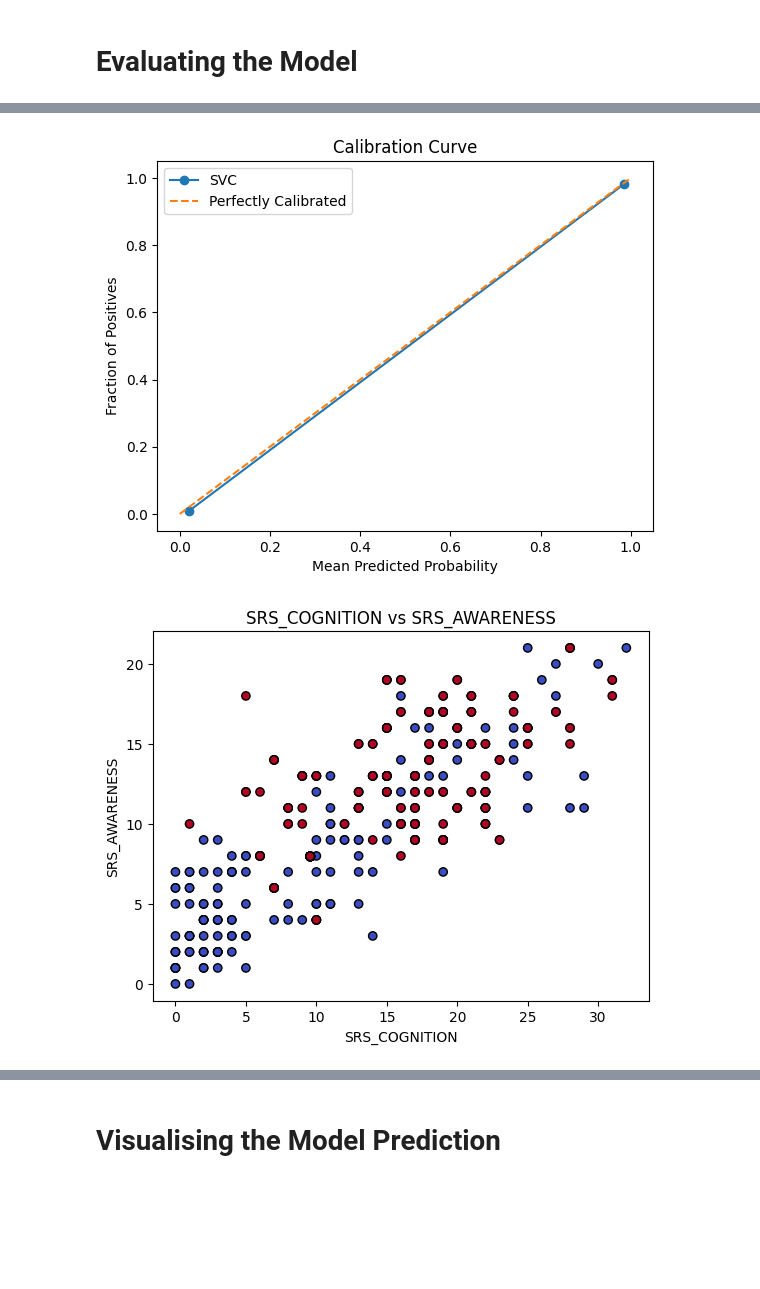
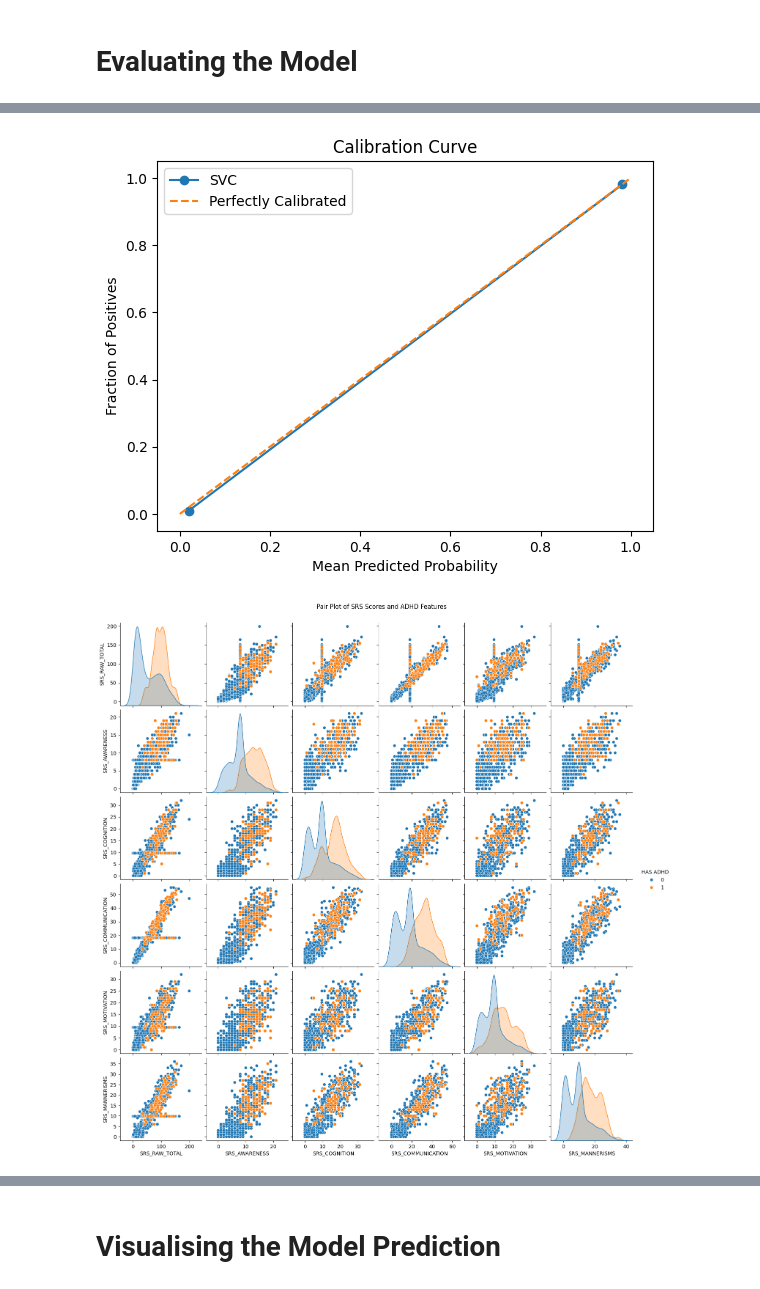
Before and after one commit to KristKross/ADHD-Prediction-Model, a Jupyter notebook: model.ipynb, the cells around one changed output, grey strips where cells are left out. Cells and saved outputs as stored; diff of their text form; code cells hidden in the pictures; blank space fills up the shorter version.

```diff
--- a/model.ipynb
+++ b/model.ipynb
@@ -15,6 +15,7 @@ from sklearn.calibration import calibration_curve
 # Loading Dataset
 # %%
 df = pd.read_csv('SRSavg.csv')
+df.dropna(inplace=True)
 
 df.info()
 # %% [output]
@@ -58,7 +59,8 @@ X_train, X_test, y_train, y_test = train_test_split(X, y, test_size=0.2, random_
 # %%
 svm_model = SVC(probability=True)
 
-param_grid = { 'C': [0.1, 1, 10, 100],
+# Best parameters: {'C': 100, 'gamma': 1, 'kernel': 'rbf'}
+param_grid = { 'C': [1, 10, 100, 1000],
               'gamma': [1, 0.1, 0.01, 0.001],
               'kernel': ['rbf', 'linear']
 }
@@ -66,6 +68,7 @@ param_grid = { 'C': [0.1, 1, 10, 100],
 random_search = RandomizedSearchCV(svm_model, param_distributions=param_grid, n_iter=5, cv=5, verbose=2, random_state=42, n_jobs=-1)
 random_search.fit(X_train, y_train)
 
+# Searching for the best model
 print(f"Best Parameters: {random_search.best_params_}")
 best_model = random_search.best_estimator_
 # %% [output]
@@ -117,12 +120,11 @@ plt.show()
 
 # Feature importance
 perm_importance = permutation_importance(best_model, X, y, n_repeats=30, random_state=42, n_jobs=-1)
-sorted_idx = perm_importance.importances_mean.argsort()
-indices = np.argsort(perm_importance)[::-1]
+sorted_index = perm_importance.importances_mean.argsort()
 
 plt.figure(figsize=(10, 6))
-plt.barh(range(X.shape[1]), perm_importance.importances_mean[sorted_idx], align='center')
-plt.yticks(range(X.shape[1]), X.columns[sorted_idx])
+plt.barh(range(X.shape[1]), perm_importance.importances_mean[sorted_index], align='center')
+plt.yticks(range(X.shape[1]), X.columns[sorted_index])
 plt.xlabel("Permutation Importance")
 plt.title("Feature Importance of SVC Model")
 plt.show()
@@ -135,6 +137,7 @@ roc_auc = auc(fpr, tpr)
 
 plt.figure()
 plt.plot(fpr, tpr, label=f'AUC = {roc_auc:0.2f}')
+plt.plot([0, 1], [0, 1], linestyle='--', label='Line of No Skill')
 plt.xlabel('False Positive Rate')
 plt.ylabel('True Positive Rate')
 plt.title('ROC Curve')
@@ -155,23 +158,11 @@ plt.legend()
 plt.show()
 
 
-# Scatter Plot
-srs_pairs = [
-    ('SRS_COGNITION','SRS_AWARENESS'),
-    ('SRS_COGNITION', 'SRS_COMMUNICATION'),
-    ('SRS_COGNITION', 'SRS_MOTIVATION'),
-    ('SRS_COGNITION', 'SRS_MANNERISMS'),
-    ('SRS_COMMUNICATION', 'SRS_MOTIVATION'),
-    ('SRS_COMMUNICATION', 'SRS_MANNERISMS'),
-    ('SRS_COMMUNICATION', 'SRS_AWARENESS'),
-]
+# Pair plot
+pairplot = sns.pairplot(df, hue='HAS ADHD')
+pairplot.fig.suptitle("Pair Plot of SRS Scores and ADHD Features", y=1.02)
 
-for x_var, y_var in srs_pairs:
-    plt.scatter(X_test[x_var], X_test[y_var], c=y_pred, cmap='coolwarm', marker='o', edgecolors='k')
-    plt.title(f"{x_var} vs {y_var}")
-    plt.xlabel(x_var)
-    plt.ylabel(y_var)
-    plt.show()
+plt.show()
 # %% [output]
 [figure]
 [figure]
@@ -180,2 +171,2 @@ for x_var, y_var in srs_pairs:
 [figure]
-[figure, old version]
+[figure, new version]
```
Also changed, not shown: parts of 2 cells of this notebook.
